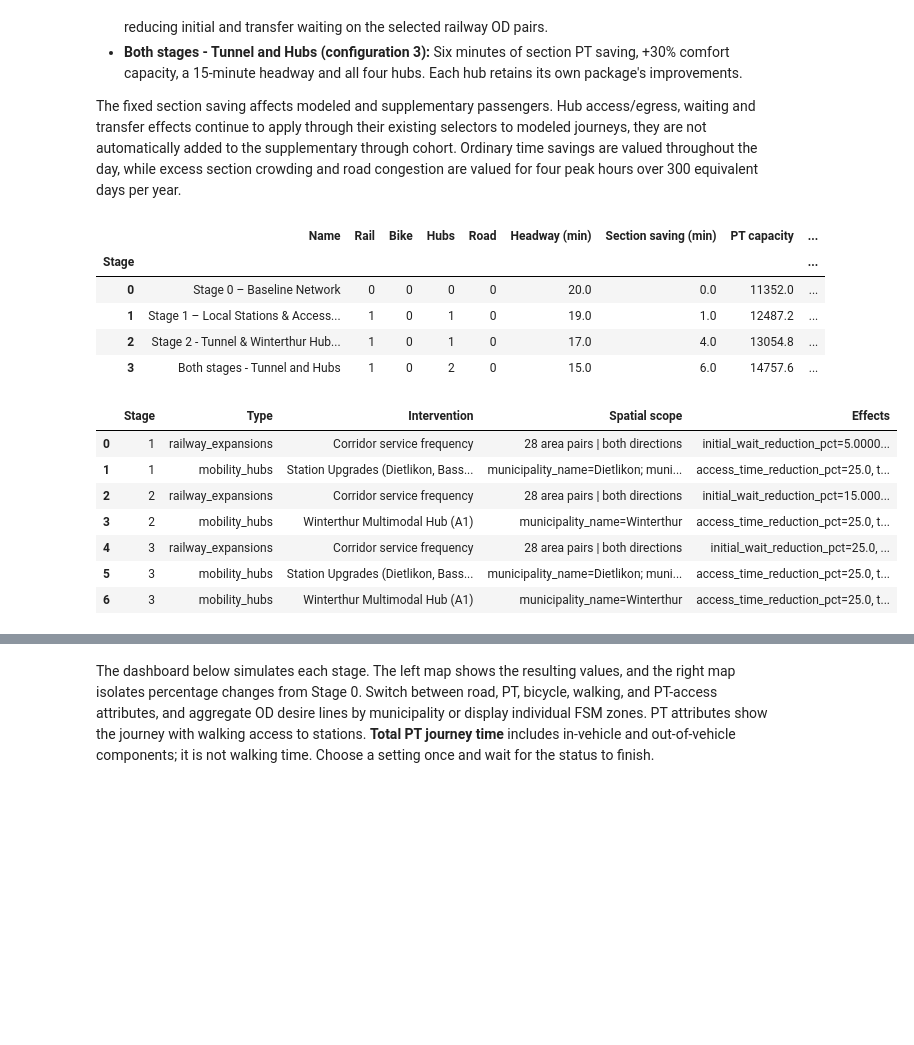
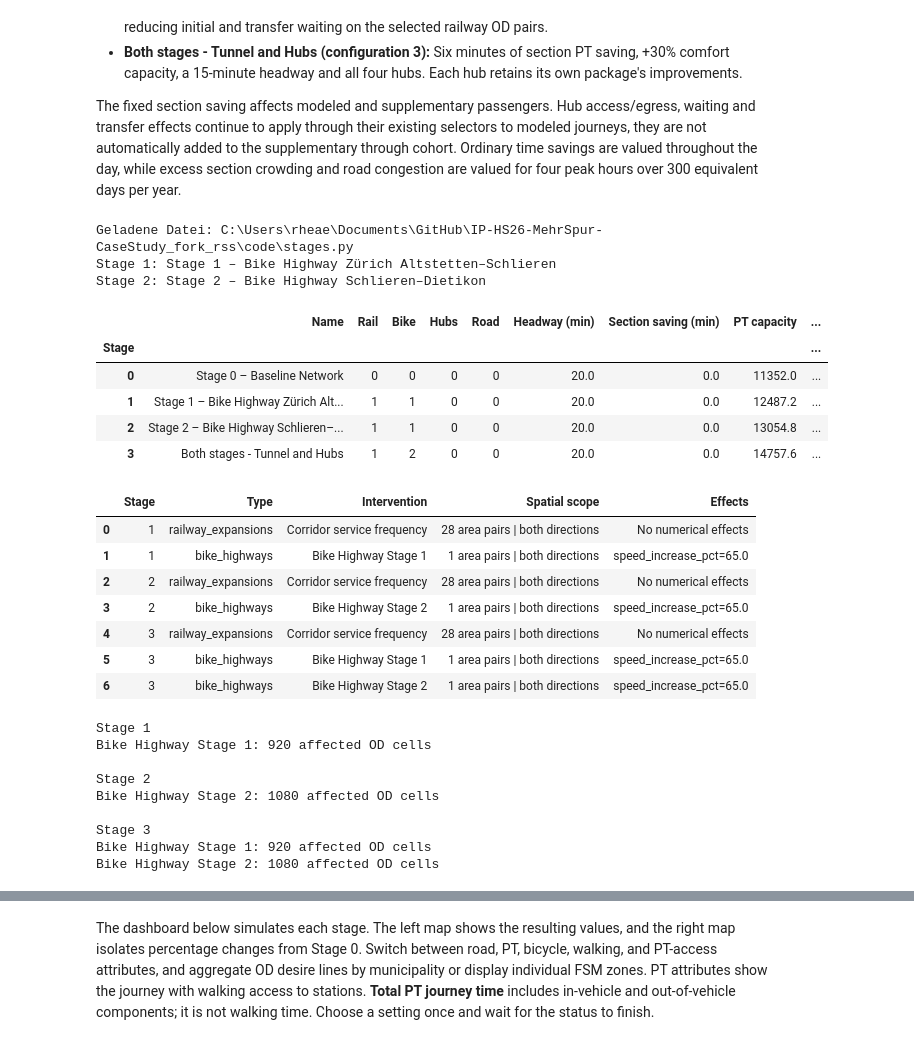
Before and after one commit to finsa21/IP-HS26-MehrSpur-CaseStudy_fork_rss, a Jupyter notebook: notebooks/02_system_modeling.ipynb, the cells around one changed output, grey strips where cells are left out. Drawn from its saved outputs; the diff is of its cells as text; code cells hidden in the pictures; blank space fills up the shorter version.

```diff
--- a/notebooks/02_system_modeling.ipynb
+++ b/notebooks/02_system_modeling.ipynb
@@ -2525,28 +2525,72 @@ Below is a description of the stages specified for this notebook's example. [`co
 
 The fixed section saving affects modeled and supplementary passengers. Hub access/egress, waiting and transfer effects continue to apply through their existing selectors to modeled journeys, they are not automatically added to the supplementary through cohort. Ordinary time savings are valued throughout the day, while excess section crowding and road congestion are valued for four peak hours over 300 equivalent days per year.
 # %%
+import importlib
+
+print("Geladene Datei:", stages_module.__file__)
+
+stages_module = importlib.reload(stages_module)
+
+print("Stage 1:", stages_module.PACKAGES["stations"]["name"])
+print("Stage 2:", stages_module.PACKAGES["tunnel"]["name"])
+
 # Use the stage definitions loaded for this kernel.
 STAGE_SPECS = stages_module.get_stages(p.NOMINAL_PARAMS)
 STAGE_OVERVIEW, STAGE_INTERVENTIONS = tmi.stage_specification_tables(
     STAGE_SPECS, p.NOMINAL_PARAMS
 )
 exports.save_outputs("3_1_stage_specifications", tables={
     "overview": STAGE_OVERVIEW, "interventions": STAGE_INTERVENTIONS,
 })
 display(STAGE_OVERVIEW)
 display(STAGE_INTERVENTIONS)
+
+
+
+# Check affected OD pairs for both Bike Highway stages
+
+from transport_core.interventions import intervention_masks
+
+for stage in [1, 2, 3]:
+    print(f"\nStage {stage}")
+
+    coverage = intervention_masks(
+        ctx.travel_times,
+        ctx.lengths,
+        STAGE_SPECS[stage],
+        zones=ctx.zones
+    )
+
+    for item in coverage:
+        if item["intervention_type"] == "bike_highway":
+            print(
+                f"{item['intervention_name']}: "
+                f"{item['mask'].sum()} affected OD cells"
+            )
 # %% [output]
+Geladene Datei: C:\Users\rheae\Documents\GitHub\IP-HS26-MehrSpur-CaseStudy_fork_rss\code\stages.py
+Stage 1: Stage 1 – Bike Highway Zürich Altstetten–Schlieren
+Stage 2: Stage 2 – Bike Highway Schlieren–Dietikon
 |  | Name | Rail | Bike | Hubs | Road | Headway (min) | Section saving (min) | PT capacity | ... |
 | Stage |  |  |  |  |  |  |  |  | ... |
 | 0 | Stage 0 – Baseline Network | 0 | 0 | 0 | 0 | 20.0 | 0.0 | 11352.0 | ... |
-| 1 | Stage 1 – Local Stations & Access... | 1 | 0 | 1 | 0 | 19.0 | 1.0 | 12487.2 | ... |
-| 2 | Stage 2 - Tunnel & Winterthur Hub... | 1 | 0 | 1 | 0 | 17.0 | 4.0 | 13054.8 | ... |
-| 3 | Both stages - Tunnel and Hubs | 1 | 0 | 2 | 0 | 15.0 | 6.0 | 14757.6 | ... |
+| 1 | Stage 1 – Bike Highway Zürich Alt... | 1 | 1 | 0 | 0 | 20.0 | 0.0 | 12487.2 | ... |
+| 2 | Stage 2 – Bike Highway Schlieren–... | 1 | 1 | 0 | 0 | 20.0 | 0.0 | 13054.8 | ... |
+| 3 | Both stages - Tunnel and Hubs | 1 | 2 | 0 | 0 | 20.0 | 0.0 | 14757.6 | ... |
 |  | Stage | Type | Intervention | Spatial scope | Effects |
-| 0 | 1 | railway_expansions | Corridor service frequency | 28 area pairs | both directions | initial_wait_reduction_pct=5.0000... |
-| 1 | 1 | mobility_hubs | Station Upgrades (Dietlikon, Bass... | municipality_name=Dietlikon; muni... | access_time_reduction_pct=25.0, t... |
-| 2 | 2 | railway_expansions | Corridor service frequency | 28 area pairs | both directions | initial_wait_reduction_pct=15.000... |
-| 3 | 2 | mobility_hubs | Winterthur Multimodal Hub (A1) | municipality_name=Winterthur | access_time_reduction_pct=25.0, t... |
-| 4 | 3 | railway_expansions | Corridor service frequency | 28 area pairs | both directions | initial_wait_reduction_pct=25.0, ... |
-| 5 | 3 | mobility_hubs | Station Upgrades (Dietlikon, Bass... | municipality_name=Dietlikon; muni... | access_time_reduction_pct=25.0, t... |
-| 6 | 3 | mobility_hubs | Winterthur Multimodal Hub (A1) | municipality_name=Winterthur | access_time_reduction_pct=25.0, t... |
+| 0 | 1 | railway_expansions | Corridor service frequency | 28 area pairs | both directions | No numerical effects |
+| 1 | 1 | bike_highways | Bike Highway Stage 1 | 1 area pairs | both directions | speed_increase_pct=65.0 |
+| 2 | 2 | railway_expansions | Corridor service frequency | 28 area pairs | both directions | No numerical effects |
+| 3 | 2 | bike_highways | Bike Highway Stage 2 | 1 area pairs | both directions | speed_increase_pct=65.0 |
+| 4 | 3 | railway_expansions | Corridor service frequency | 28 area pairs | both directions | No numerical effects |
+| 5 | 3 | bike_highways | Bike Highway Stage 1 | 1 area pairs | both directions | speed_increase_pct=65.0 |
+| 6 | 3 | bike_highways | Bike Highway Stage 2 | 1 area pairs | both directions | speed_increase_pct=65.0 |
+Stage 1
+Bike Highway Stage 1: 920 affected OD cells
+
+Stage 2
+Bike Highway Stage 2: 1080 affected OD cells
+
+Stage 3
+Bike Highway Stage 1: 920 affected OD cells
+Bike Highway Stage 2: 1080 affected OD cells
```
Also changed, not shown: parts of 9 cells of this notebook, 2 other files.
